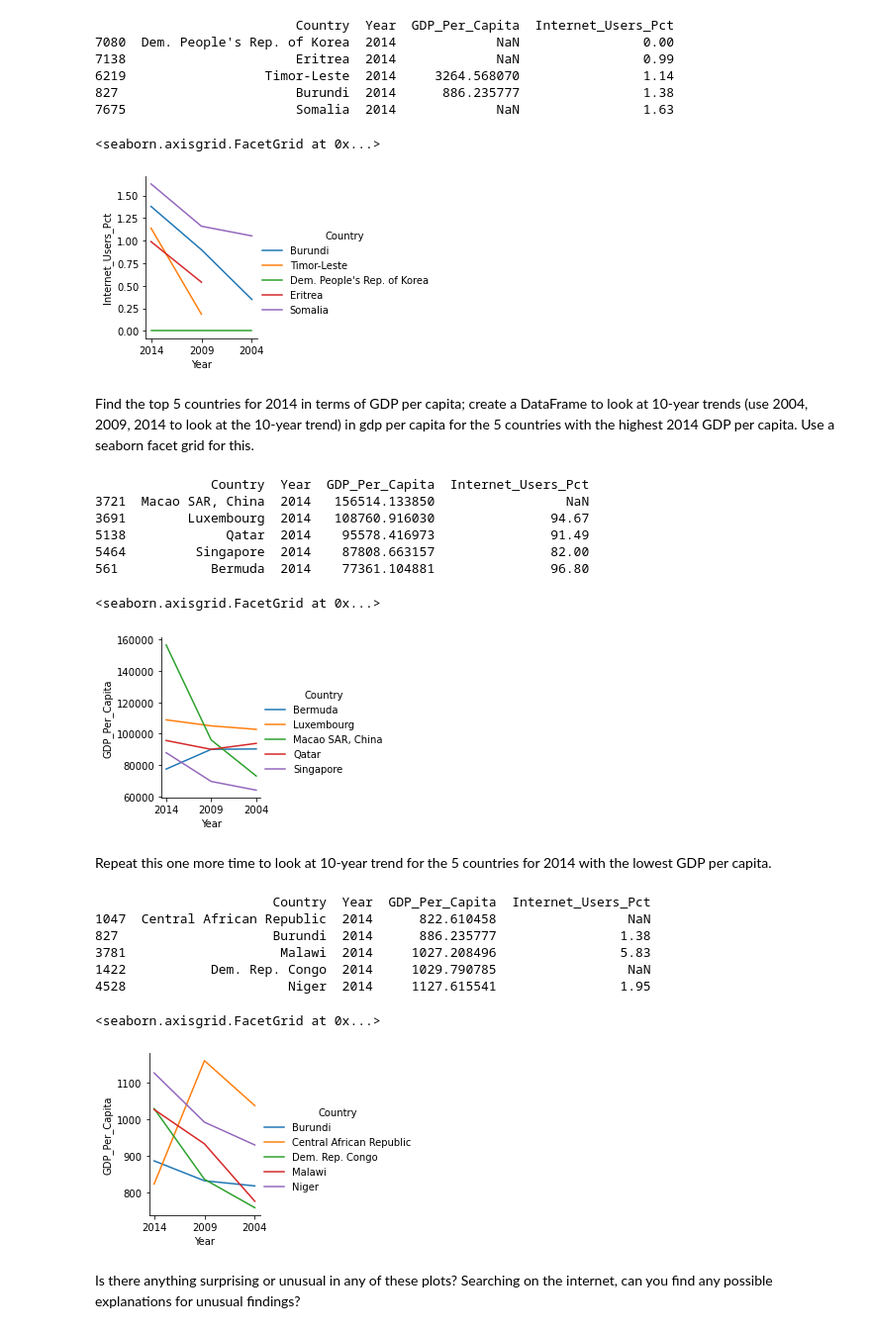
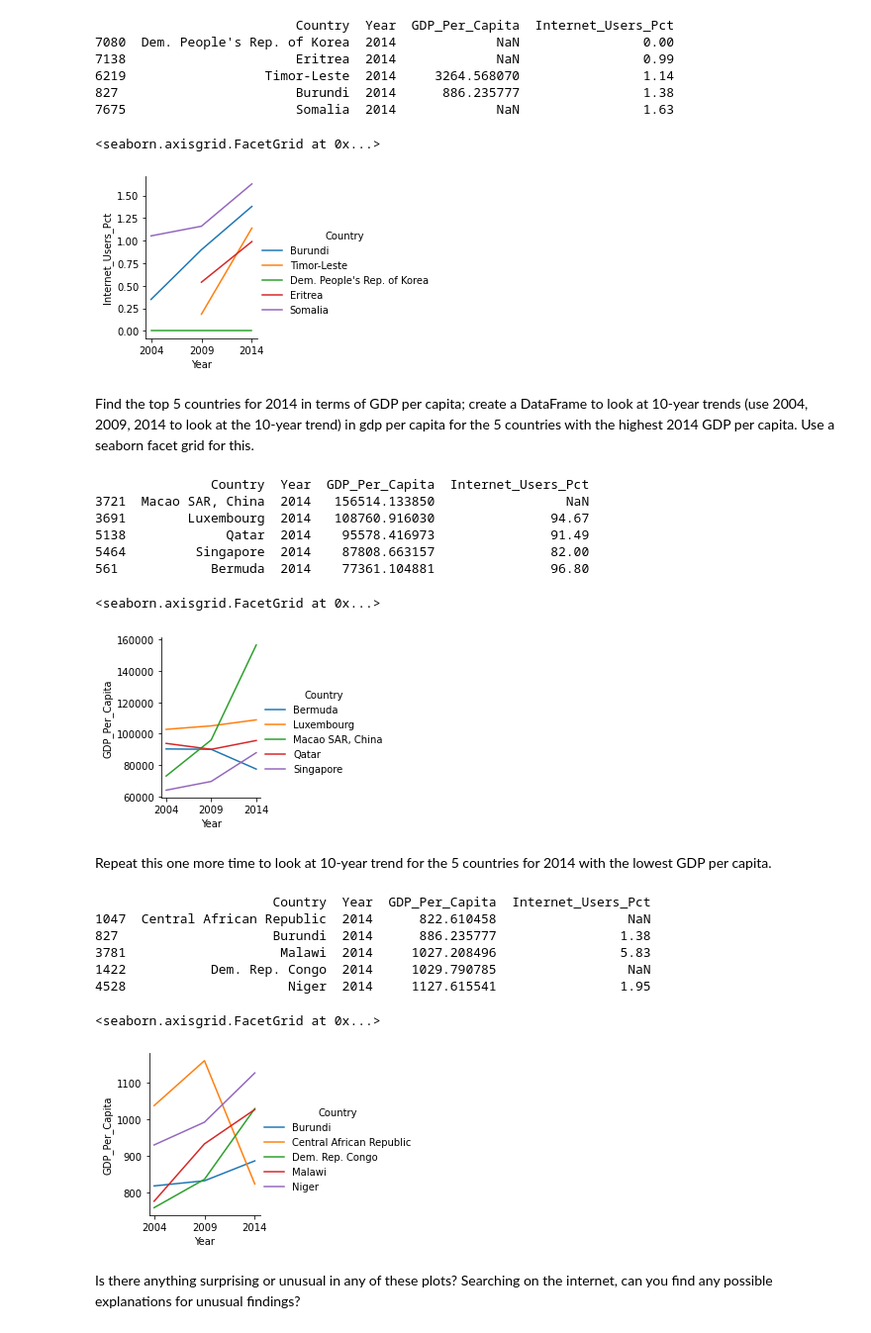
Before and after one commit to NSS-Data-Analytics-Cohort-6/gdp-and-internet-usage-worldsbestdad, a Jupyter notebook: notebooks/philscript.ipynb, the cells around one changed output. Shown at 99% size. Cells and saved outputs as stored; diff of their text form; code cells hidden in the pictures.

```diff
--- a/notebooks/philscript.ipynb
+++ b/notebooks/philscript.ipynb
@@ -328,10 +356,11 @@ bottom_5_internet = gdp_realyears[gdp_realyears['Country'].isin(gpd_int2014botto
 # %%
 grid = sns.FacetGrid(bottom_5_internet, hue = "Country")
 grid.map(sns.lineplot, 'Year', 'Internet_Users_Pct')
+plt.xlim(reversed(plt.xlim()))
 grid.add_legend()
 # %% [output]
 <seaborn.axisgrid.FacetGrid at 0x...>
-[figure, old version]
+[figure, new version]
 # %% [markdown]
 Find the top 5 countries for 2014 in terms of GDP per capita; create a DataFrame to look at 10-year trends (use 2004, 2009, 2014 to look at the 10-year trend) in gdp per capita for the 5 countries with the highest 2014 GDP per capita. Use a seaborn facet grid for this.
 # %%
@@ -340,6 +369,7 @@ gdp_int2014topgdp = gdp_int2014.nlargest(n=5, columns=['GDP_Per_Capita'])
 top_5_GDP = gdp_realyears[gdp_realyears['Country'].isin(gdp_int2014topgdp['Country'])]
 grid = sns.FacetGrid(top_5_GDP, hue = "Country")
 grid.map(sns.lineplot, 'Year', 'GDP_Per_Capita')
+plt.xlim(reversed(plt.xlim()))
 grid.add_legend()
 # %% [output]
                Country  Year  GDP_Per_Capita  Internet_Users_Pct
@@ -349,24 +379,25 @@ grid.add_legend()
 5464         Singapore  2014    87808.663157               82.00
 561            Bermuda  2014    77361.104881               96.80
 <seaborn.axisgrid.FacetGrid at 0x...>
-[figure, old version]
+[figure, new version]
 # %% [markdown]
 Repeat this one more time to look at 10-year trend for the 5 countries for 2014 with the lowest GDP per capita.
 # %%
 print(gdp_int2014.nsmallest(n=5, columns=['GDP_Per_Capita']))
 gdp_int2014bottomgdp = gdp_int2014.nsmallest(n=5, columns=['GDP_Per_Capita'])
 bottom_5_GDP = gdp_realyears[gdp_realyears['Country'].isin(gdp_int2014bottomgdp['Country'])]
 grid = sns.FacetGrid(bottom_5_GDP, hue = "Country")
 grid.map(sns.lineplot, 'Year', 'GDP_Per_Capita')
+plt.xlim(reversed(plt.xlim()))
 grid.add_legend()
 # %% [output]
                        Country  Year  GDP_Per_Capita  Internet_Users_Pct
 1047  Central African Republic  2014      822.610458                 NaN
 827                    Burundi  2014      886.235777                1.38
 3781                    Malawi  2014     1027.208496                5.83
 1422           Dem. Rep. Congo  2014     1029.790785                 NaN
 4528                     Niger  2014     1127.615541                1.95
 <seaborn.axisgrid.FacetGrid at 0x...>
-[figure, old version]
+[figure, new version]
 # %% [markdown]
 Is there anything surprising or unusual in any of these plots? Searching on the internet, can you find any possible explanations for unusual findings?
```
Also changed, not shown: parts of 30 cells of this notebook.
